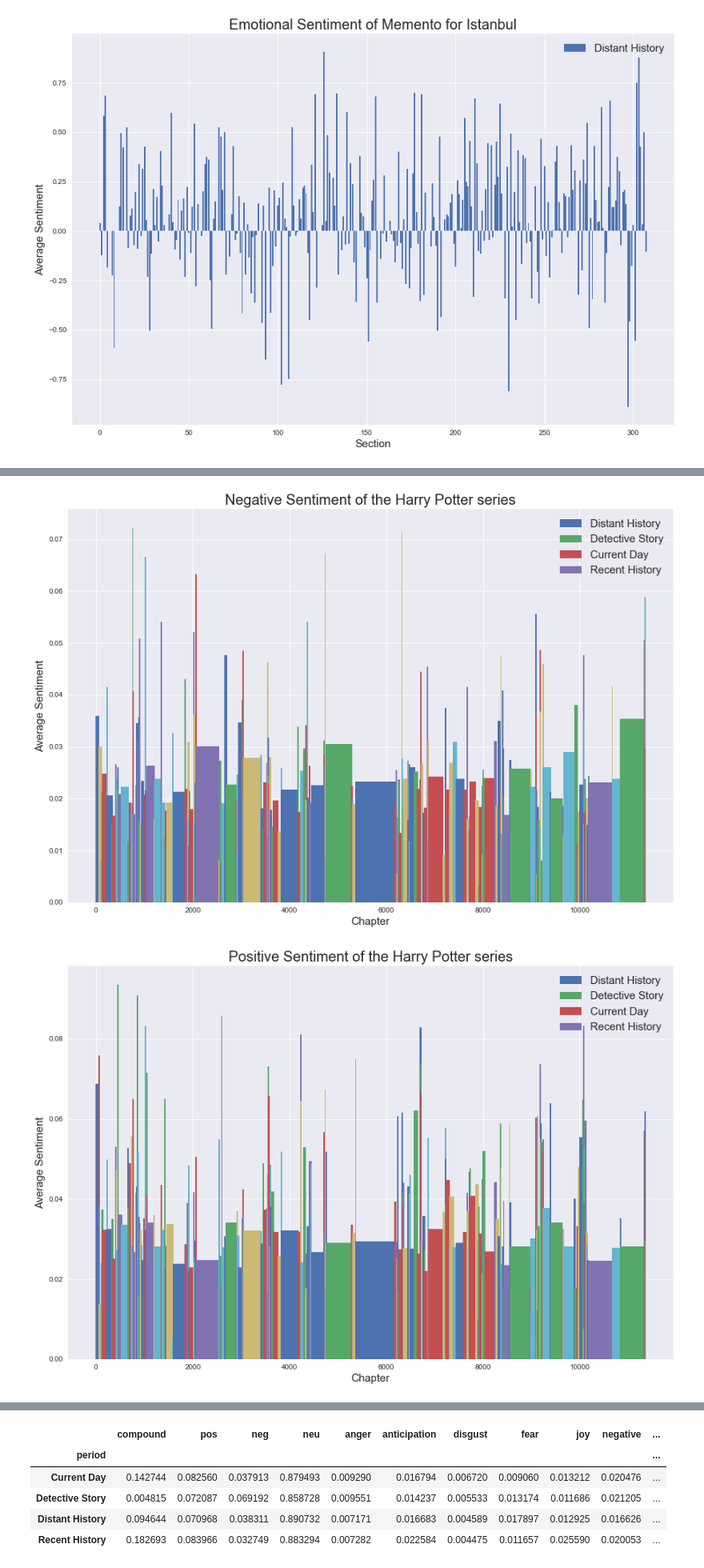
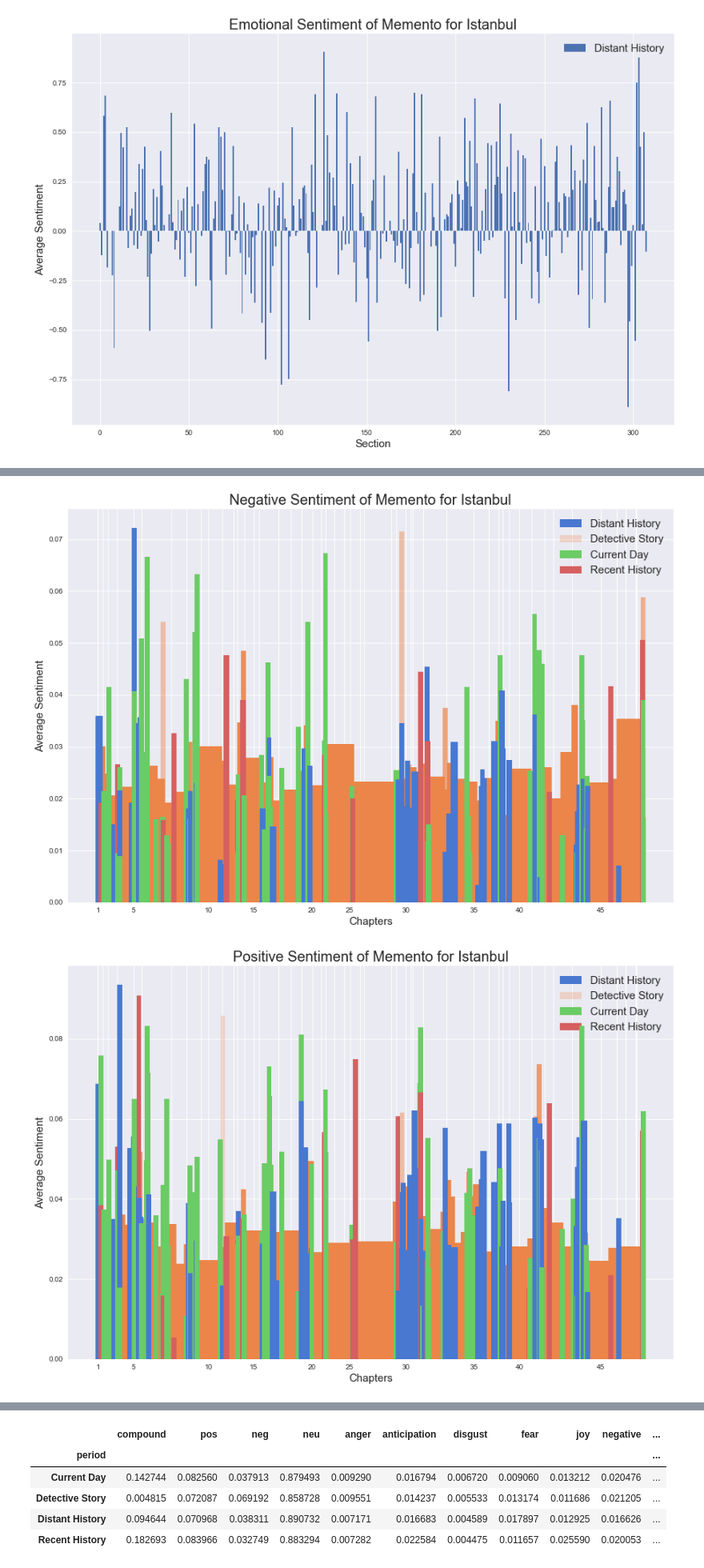
Before and after one commit to raffg/memento_for_istanbul, a Jupyter notebook: sentiment_analysis.ipynb, the cells around one changed output, grey strips where cells are left out. Shown at 80% size. Saved outputs shown, nothing was run; the diff lists cells and outputs as text; code cells hidden in the pictures.

Commit message:
tweaking charts

```diff
--- a/sentiment_analysis.ipynb
+++ b/sentiment_analysis.ipynb
@@ -279,10 +287,3 @@ plt.ylabel('Average Sentiment', fontsize=15)
 plt.show()
 # %% [output]
 [figure]
-# %%
-book_indices = {}
-idx = 0
-for section in novel:
-    start = idx
-    idx += section[3]
-    book_indices[section[0]] = (start, idx, section[1])
@@ -293,4 +289,0 @@ x[:10]
-# %%
-indices = [0]
-for element in x:
-    indices.append(element * 2)
@@ -405,13 +378,32 @@ for emotion in emotions:
         else:
             label = book_indices[section][2]
             legend_items[book_indices[section][2]] = True
+
+        if book_indices[section][2] == 'Distant History':
+            color = '#4878d0'
+            zorder=10
+            alpha=1
+        elif book_indices[section][2] == 'Detective Story':
+            color = '#ee854a'
+            zorder=1
+            alpha=.25
+        elif book_indices[section][2] == 'Current Day':
+            color = '#6acc64'
+            zorder=10
+            alpha=1
+        elif book_indices[section][2] == 'Recent History':
+            color = '#d65f5f'
+            zorder=10
+            alpha=1
+
         plt.bar(x[book_indices[section][0]: book_indices[section][1]],
                  y[book_indices[section][0]: book_indices[section][1]],
-                 label=label, width=25)
+                 label=label, color=color, alpha=alpha, width=100, zorder=zorder)
 #     plt.plot(movingaverage(y, 10), color='k', linewidth=3, linestyle=':', label='Moving Average')
     plt.legend(loc='best', fontsize=15)
     plt.title('{} Sentiment of Memento for Istanbul'.format(emotion.title()), fontsize=20)
-    plt.xlabel('Sentence Sequence', fontsize=15)
+    plt.xlabel('Chapters', fontsize=15)
+    plt.xticks(ticks=chapter_breaks, labels=[element + 1 if element == 0 or (element + 1) % 5 == 0 else '' for element in range(len(chapter_breaks))])
     plt.ylabel('Average Sentiment', fontsize=15)
     plt.show()
 # %% [output]
@@ -423,2 +415,2 @@ for emotion in emotions:
-[figure, old version]
+[figure, new version]
-[figure, old version]
+[figure, new version]
```
Also changed, not shown: parts of 5 cells of this notebook.
